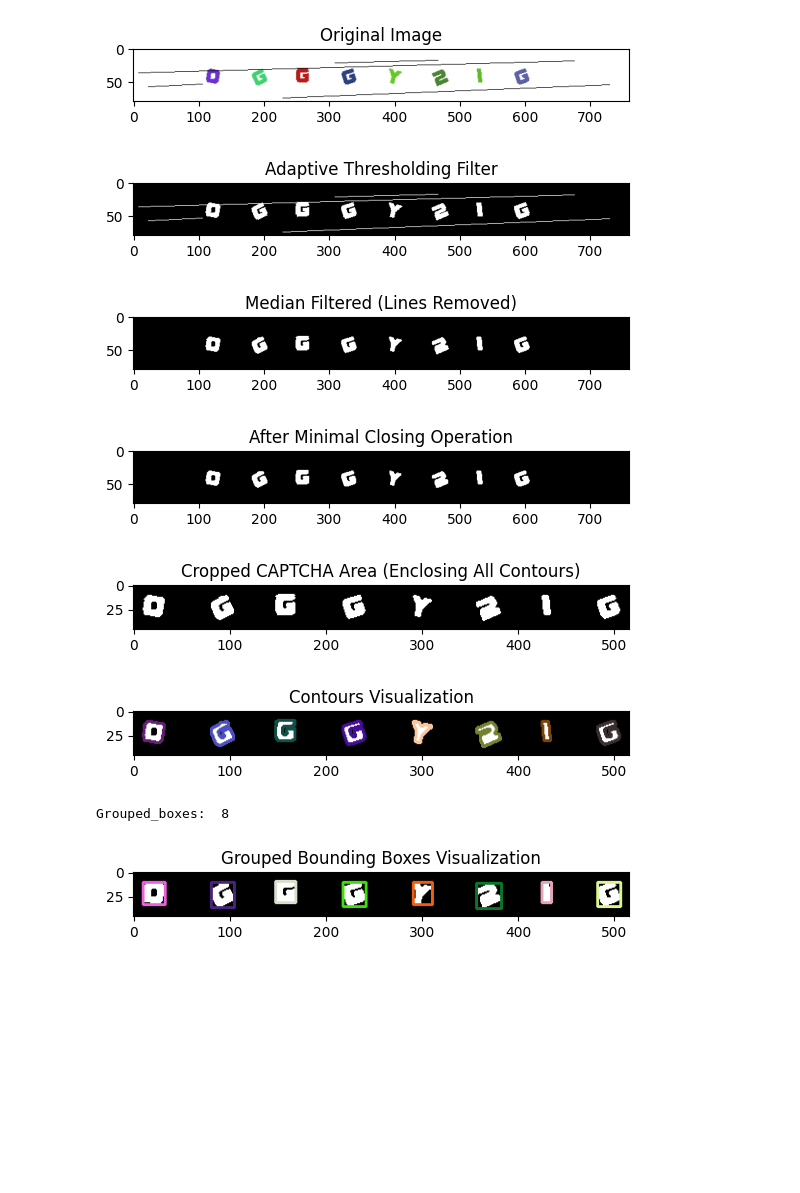
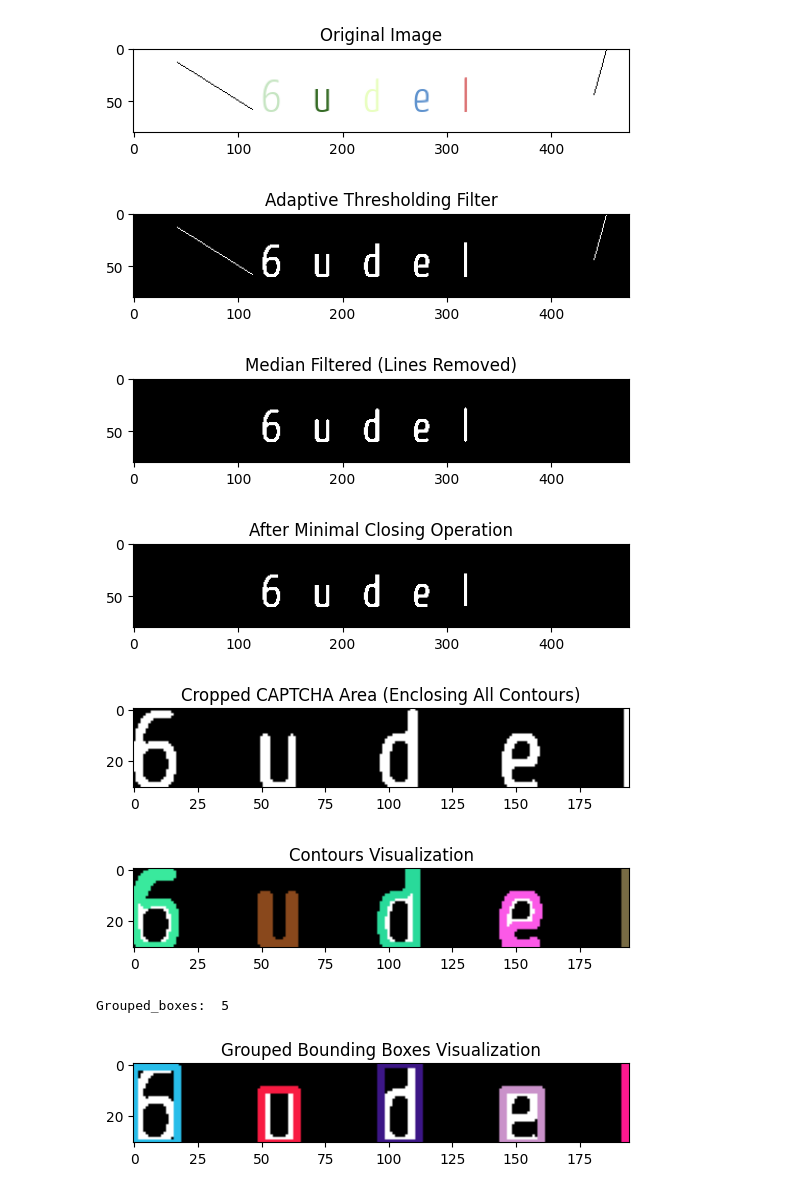
Before and after one commit to Cyrus-Krispin/captcha-recognizer, a Jupyter notebook: gut.ipynb, the cells around one changed output. Drawn from its saved outputs; the diff is of its cells as text; code cells hidden in the pictures; blank space fills up the shorter version.

```diff
--- a/gut.ipynb
+++ b/gut.ipynb
@@ -5,7 +5,7 @@ from matplotlib import pyplot as plt
 
 show_images = True
 
-image_path = "train/0gggy2ig-0.png" #"train/zn927m-0.png"#"train/2jefvnxe-0.png" #"train/zn927m-0.png"
+image_path = "main/6udel-0.png" #"train/zn927m-0.png"#"train/2jefvnxe-0.png" #"train/zn927m-0.png"
 image = cv2.imread(image_path)
 
 plt.imshow(cv2.cvtColor(image, cv2.COLOR_BGR2RGB))
@@ -42,7 +42,7 @@ if not opened_img_contours:
 all_points = np.vstack(opened_img_contours).squeeze()
 all_x, all_y = all_points[:, 0], all_points[:, 1]
 
-pad = 10
+pad = 0
 height, width = opened_img.shape
 x_min, x_max = max(0, min(all_x) - pad), min(width, max(all_x) + pad)
 y_min, y_max = max(0, min(all_y) - pad), min(height, max(all_y) + pad)
@@ -81,7 +81,7 @@ for box in bounding_boxes_coords[1:]:
     prev_x, prev_y, prev_w, prev_h = current_group
     overlap_width = min(prev_x + prev_w, x + w) - max(prev_x, x)
 
-    if overlap_width > 0 and (overlap_width >= 0.6 * w or overlap_width >= 0.6 * prev_w):
+    if overlap_width > 0 and (overlap_width >= 0.4 * w or overlap_width >= 0.4 * prev_w):
         current_group = (
             min(prev_x, x),
             min(prev_y, y),
@@ -169,7 +169,7 @@ for i in range(len(grouped_boxes)):
     combined_peaks = [peaks[0]] if len(peaks) > 0 else []
 
     for peak in peaks[1:]:
-        if abs(peak - combined_peaks[-1]) >= 5:
+        if abs(peak - combined_peaks[-1]) >= 2:
             combined_peaks.append(peak)
 
     peaks = np.array(combined_peaks)
@@ -190,6 +190,12 @@ for i in range(len(grouped_boxes)):
         _, bin = cv2.threshold(eq, 1, 255, cv2.THRESH_BINARY)
         contours, _ = cv2.findContours(bin, cv2.RETR_EXTERNAL, cv2.CHAIN_APPROX_SIMPLE)
 
+        plt.imshow(bin, cmap='gray')
+        plt.title(f"peak: {peak}")
+        plt.axis('off')
+        plt.show()
+
+
         # Get x, y coordinates of letters
         all_x = []
         all_y = []
@@ -200,39 +206,49 @@ for i in range(len(grouped_boxes)):
 
         x_min, x_max = min(all_x), max(all_x)
         y_min, y_max = min(all_y), max(all_y)
 
         if x_min < 0 or x_max < 0 or y_min < 0 or y_max < 0:
             continue
 
-        detected_letters.append((bin, (x_box + x_min, y_box + y_min, w, h)))
+        bin = bin[:, x_min: x_max]
+        padding = 2
+        padded_bin = cv2.copyMakeBorder(bin[:, x_min: x_max], padding, padding, padding, padding, cv2.BORDER_CONSTANT, value=0)
+
+        plt.imshow(padded_bin, cmap='gray')
+        plt.title(f"padded bin: {peak}")
+        plt.axis('off')
+        plt.show()
+
+
+        detected_letters.append((padded_bin, (x_box + x_min, y_box + y_min, w, h)))
 
 
 # Splitting
 detected_letters.sort(key=lambda letter: letter[1][0])
 total_width = sum(letter[0].shape[1] for letter in detected_letters)
 max_height = max(letter[0].shape[0] for letter in detected_letters)
 concatenated_image = np.zeros((max_height, total_width), dtype=np.uint8)
 
 current_x = 0
 for i, (letter, _) in enumerate(detected_letters):
     letter_width = letter.shape[1]
     concatenated_image[:letter.shape[0], current_x:current_x + letter_width] = letter
     current_x += letter_width
     if i > 0:
         line_x = sum([detected_letters[j][0].shape[1] for j in range(i)])
         cv2.line(concatenated_image, (line_x, 0), (line_x, max_height), (255, 0, 0), 1)
 
 
 plt.imshow(concatenated_image, cmap='gray')
 plt.title('Concatenated Letters with Vertical Lines')
 plt.axis('off')
 plt.show()
 # %% [output]
-[figure, old version]
+[figure, new version]
-[figure, old version]
+[figure, new version]
-[figure, old version]
+[figure, new version]
-[figure, old version]
+[figure, new version]
-[figure, old version]
+[figure, new version]
-[figure, old version]
+[figure, new version]
-Grouped_boxes:  8
+Grouped_boxes:  5
-[figure, old version]
+[figure, new version]
```
Also changed, not shown: parts of 1 cell of this notebook, 2 other files.
